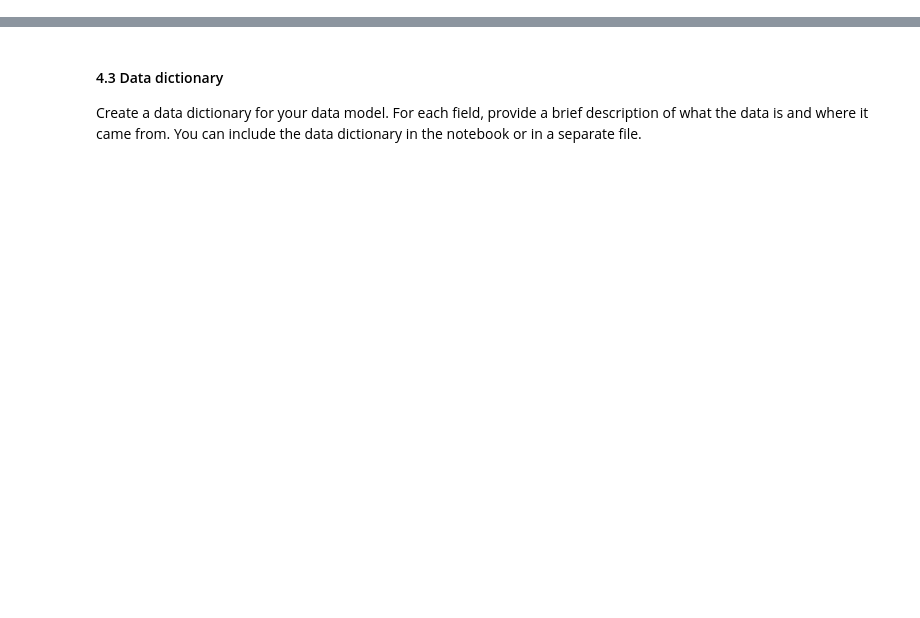
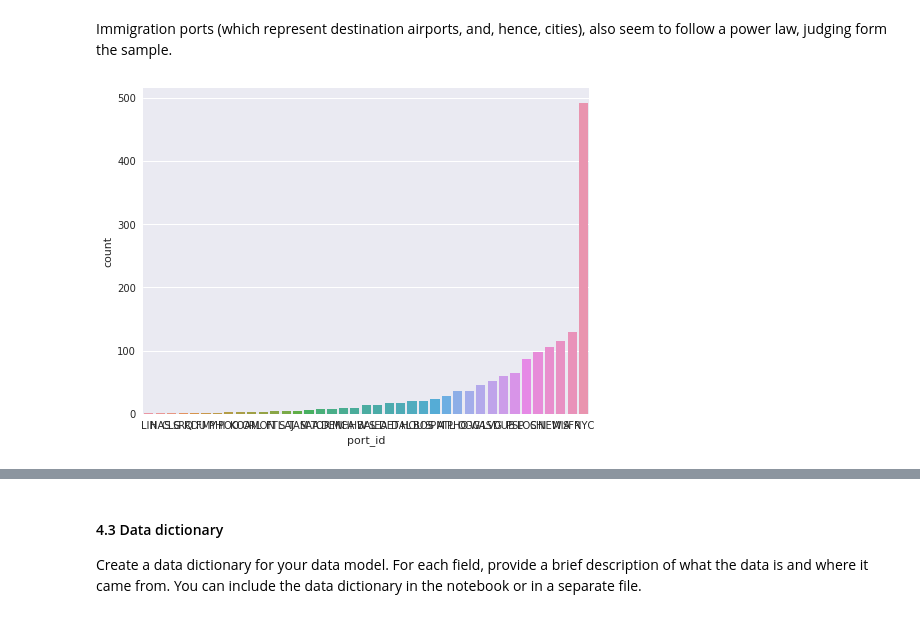
Before and after one commit to charlysl/de-capstone, a Jupyter notebook: Capstone Project.ipynb, the cells around one changed output, grey strips where cells are left out. Cells and saved outputs as stored; diff of their text form; code cells hidden in the pictures; blank space fills up the shorter version.

```diff
--- a/Capstone Project.ipynb
+++ b/Capstone Project.ipynb
@@ -81,0 +877,6 @@ Run Quality Checks
+# %% [markdown]
+Immigration ports (which represent destination airports, and, hence, cities), also seem to follow a power law, judging form the sample.
+# %%
+plot_category(raw_sample, 'port_id')
+# %% [output]
+[figure, added]
```
Also changed, not shown: parts of 470 cells of this notebook, 6 other files.
